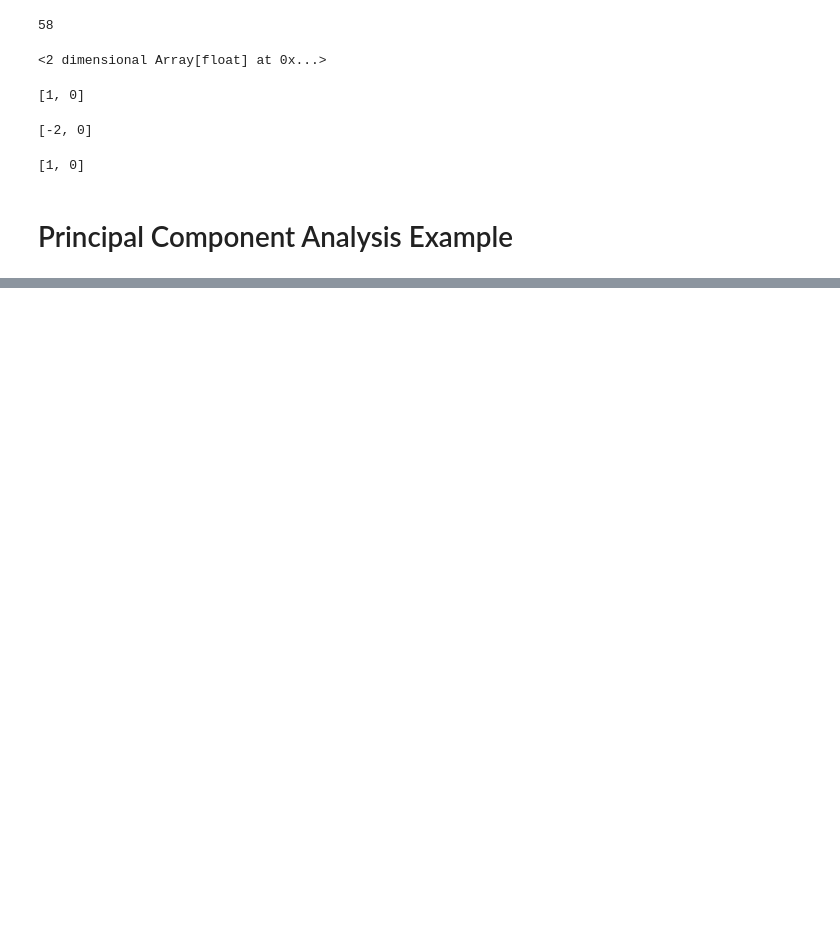
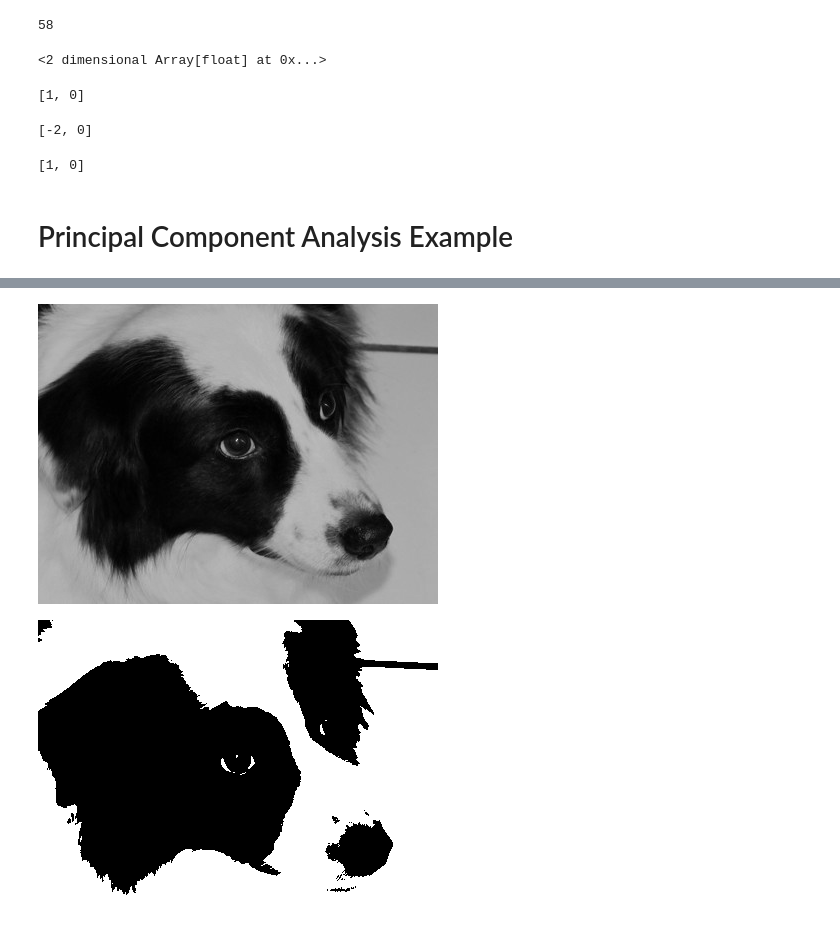
Before and after one commit to jarulsamy/calicolrc, a Jupyter notebook: notebooks/Python/Accord.ipynb, the cells around one changed output, grey strips where cells are left out. Drawn from its saved outputs; the diff is of its cells as text; code cells hidden in the pictures; blank space fills up the shorter version.

```diff
--- a/notebooks/Python/Accord.ipynb
+++ b/notebooks/Python/Accord.ipynb
@@ -118,0 +163,9 @@ get()
+# %%
+grayimage = Grayscale( 0.2125, 0.7154, 0.0721 ).Apply(image)
+calico.display(Picture(grayimage))
+filter = Threshold( 100 )
+bwimage = filter.Apply( grayimage )
+calico.display(Picture(bwimage))
+# %% [output]
+[figure, added]
+[figure, added]
```
Also changed, not shown: parts of 8 cells of this notebook.
